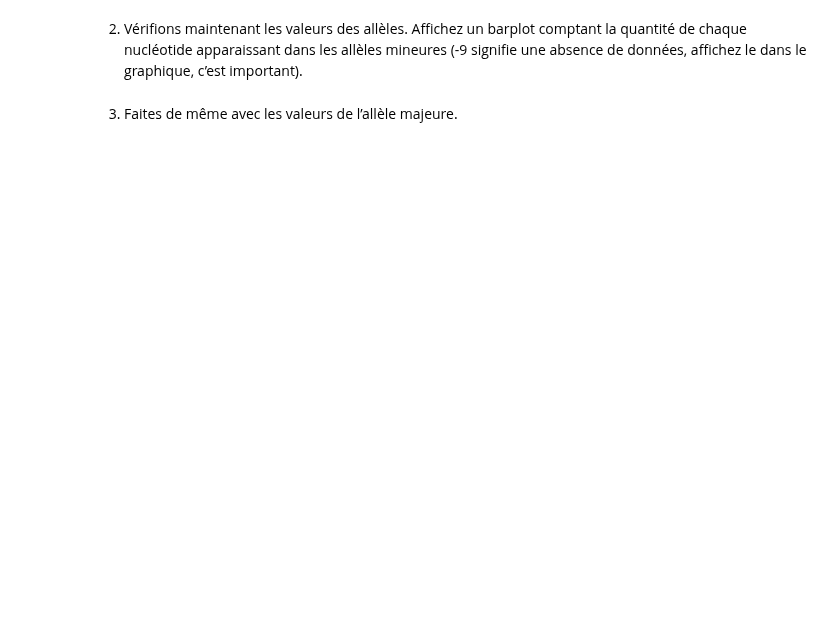
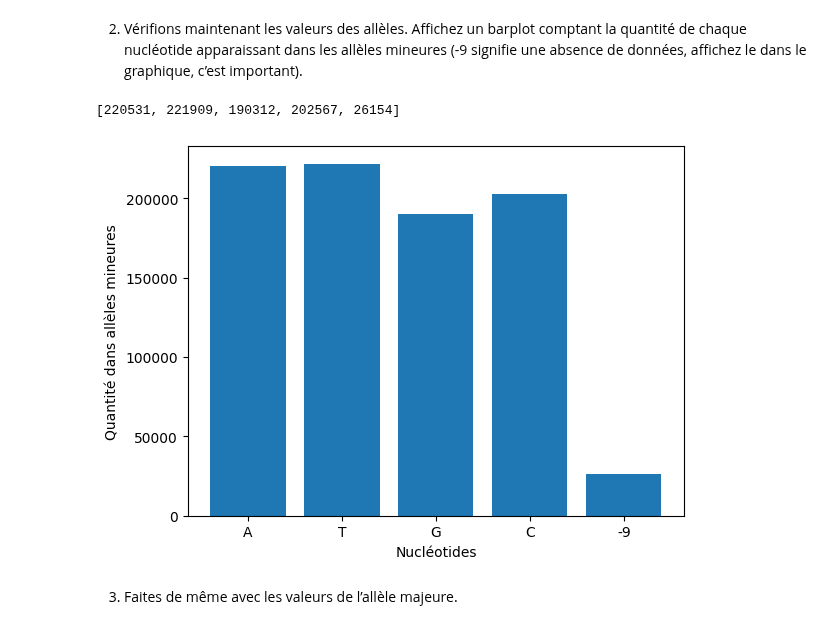
Before and after one commit to Laurane67/BINF2025_TP8, a Jupyter notebook: BINF2025_TP8.ipynb, the cells around one changed output. Saved outputs shown, nothing was run; the diff lists cells and outputs as text; code cells hidden in the pictures; blank space fills up the shorter version.

```diff
--- a/BINF2025_TP8.ipynb
+++ b/BINF2025_TP8.ipynb
@@ -98,2 +97,19 @@ print("Votre code ici !!")
+# %%
+nt = ['A', 'T', 'G', 'C', '-9']
+histo = [0 for i in range(5)]
+
+for line in line_chr:
+  line = line.strip().split(' ')
+  if line[4] in nt:
+    histo[nt.index(line[4])] += 1
+
+print(histo)
+plt.bar(nt, histo)
+plt.xlabel('Nucléotides')
+plt.ylabel('Quantité dans allèles mineures')
+plt.show()
+# %% [output]
+[220531, 221909, 190312, 202567, 26154]
+[figure, added]
 # %% [markdown]
 3. Faites de même avec les valeurs de l’allèle majeure.
```
Also changed, not shown: parts of 8 cells of this notebook.
